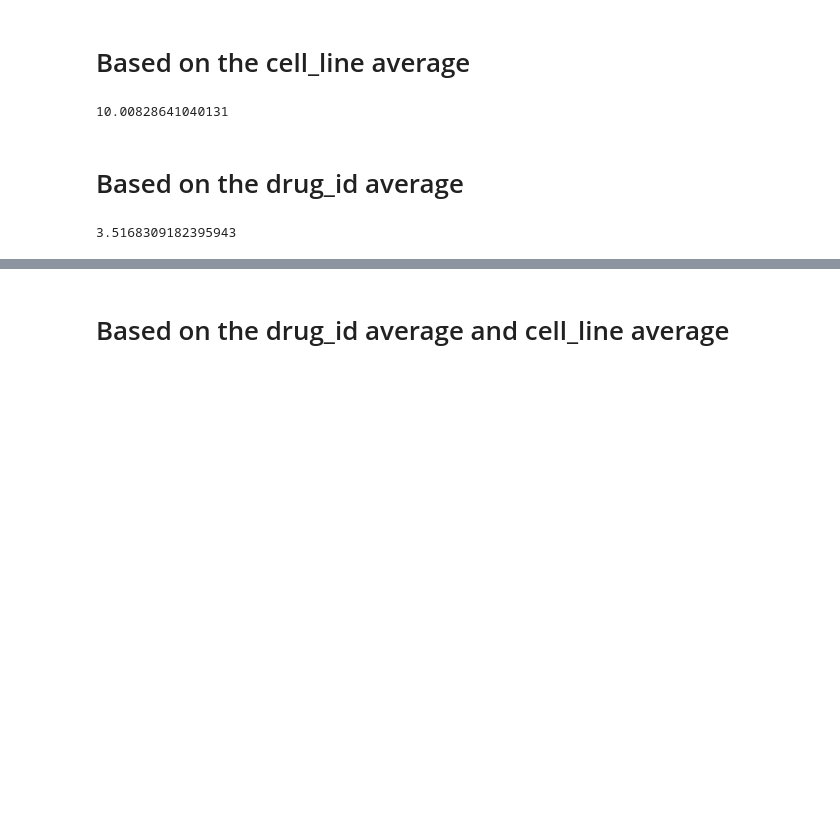
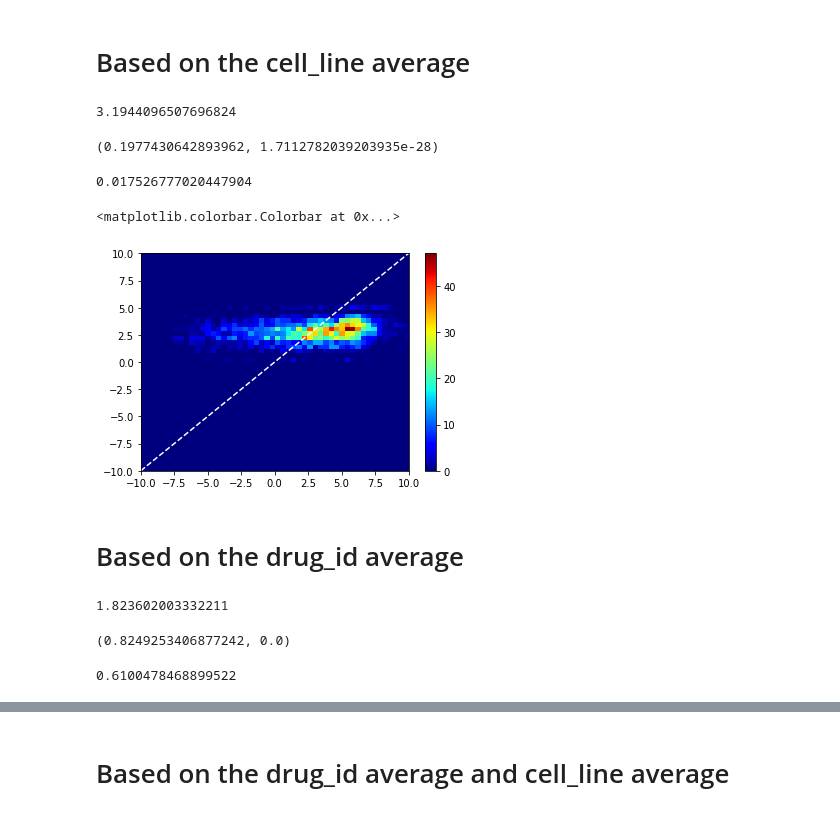
Before and after one commit to soerenetler/Cancer-Drug-Response-Prediction, a Jupyter notebook: Averaging_Baseline.ipynb, the cells around one changed output, grey strips where cells are left out. Saved outputs shown, nothing was run; the diff lists cells and outputs as text; code cells hidden in the pictures; blank space fills up the shorter version.

Commit message:
Graph, F1

```diff
--- a/Averaging_Baseline.ipynb
+++ b/Averaging_Baseline.ipynb
@@ -16,4 +21,4 @@ df.head()
 | 4 | 6.239001 | NCI-H1770 | 176870 |
 # %%
 train_df, test_df = train_test_split(df, test_size=0.2)
-y_test = test_df["IC50"]
+y_test = np.array(test_df["IC50"])
@@ -22,11 +34,26 @@ y_test = test_df["IC50"]
 # %%
 train_cell_line_mean = train_df.groupby(['cell_line'])['IC50'].mean()
 # %%
-y_pred_cell_line = [train_cell_line_mean[cell_line] for cell_line in test_df["cell_line"]]
+y_pred_cell_line = np.array([train_cell_line_mean[cell_line] for cell_line in test_df["cell_line"]])
+# %%
+np.sqrt(mean_squared_error(y_test, y_pred_cell_line))
+# %% [output]
+3.1944096507696824
+# %%
+scipy.stats.pearsonr(y_test, y_pred_cell_line)
+# %% [output]
+(0.1977430642893962, 1.7112782039203935e-28)
 # %%
-mean_squared_error(y_test, y_pred_cell_line)
+f1_score(y_test, y_pred_cell_line)
 # %% [output]
-10.00828641040131
+0.017526777020447904
+# %%
+plt.hist2d(y_test, y_pred_cell_line, (50, 50), cmap=plt.cm.jet, range=[[-10,10],[-10,10]] )
+plt.plot([-10, 10], [-10, 10], ls="--", c="1")
+plt.colorbar()
+# %% [output]
+<matplotlib.colorbar.Colorbar at 0x...>
+[figure, added]
 # %% [markdown]
 # Based on the drug_id average
 # %%
@@ -36,4 +63,12 @@ y_pred_drug_id = [train_drug_id_mean[drug_id] for drug_id in test_df["drug_id"]]
+# %%
+np.sqrt(mean_squared_error(y_test, y_pred_drug_id))
+# %% [output]
+1.823602003332211
+# %%
+scipy.stats.pearsonr(y_test, y_pred_drug_id)
+# %% [output]
+(0.8249253406877242, 0.0)
 # %%
-mean_squared_error(y_test, y_pred_drug_id)
+f1_score(y_test, y_pred_drug_id)
 # %% [output]
-3.5168309182395943
+0.6100478468899522
```
Also changed, not shown: parts of 10 cells of this notebook, 1 other file.
